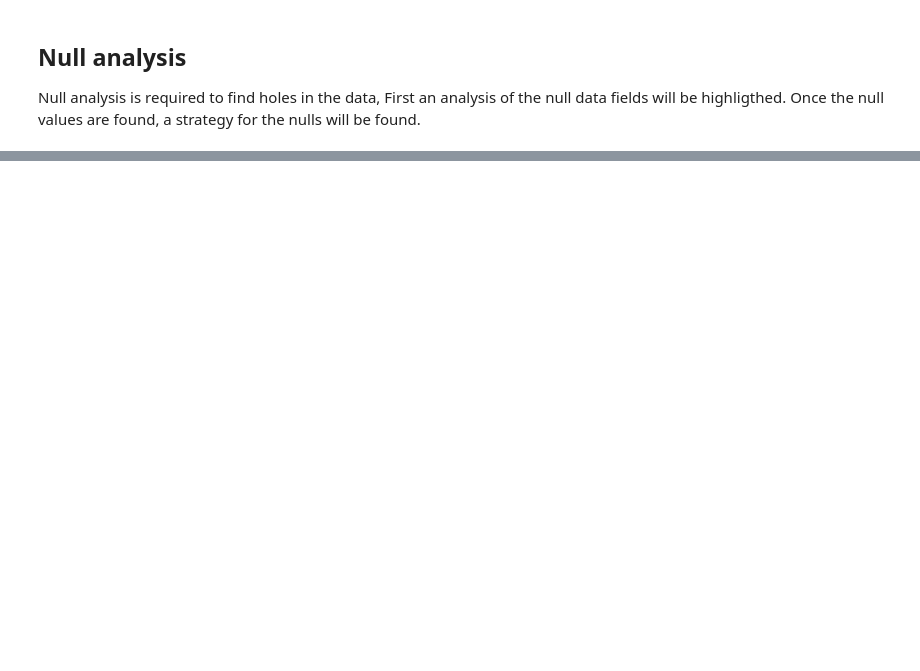
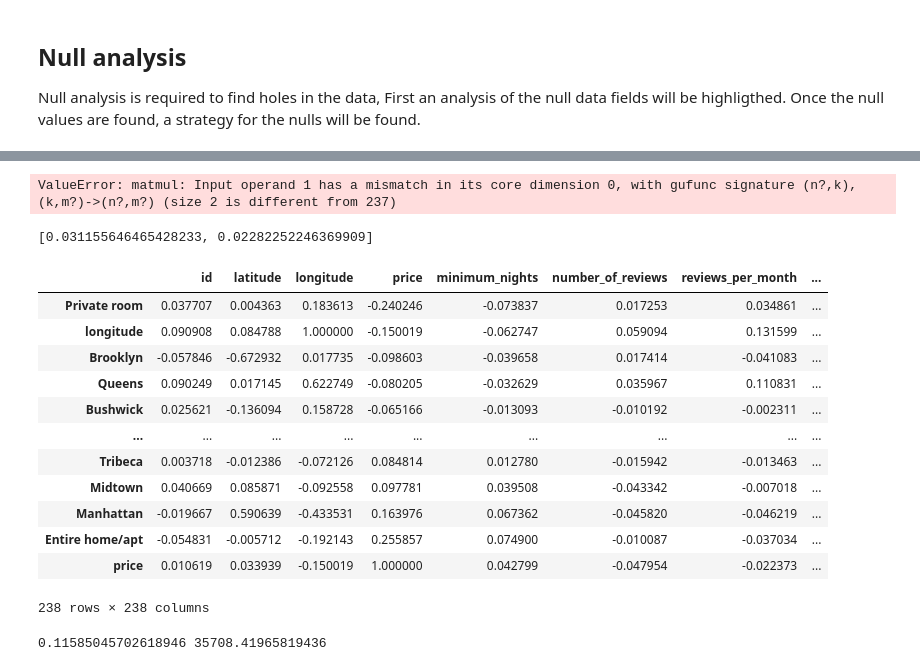
Before and after one commit to akniels/new_york_airbnb, a Jupyter notebook: Full_analysis.ipynb, the cells around one changed output, grey strips where cells are left out. Drawn from its saved outputs; the diff is of its cells as text; code cells hidden in the pictures; blank space fills up the shorter version.

```diff
--- a/Full_analysis.ipynb
+++ b/Full_analysis.ipynb
@@ -40,0 +140,71 @@ Null analysis is required to find holes in the data, First an analysis of the nu
+# %%
+y = df['price']
+x = df.drop(['price'], axis=1)
+
+x_trn, x_test, y_train, y_test = train_test_split(x,y,test_size=.3 , random_state=42)
+
+lm_model = LinearRegression(normalize=True)
+lm_model = lm_model.fit(x_train, y_train)
+y_test_pred = lm_model.predict(x_test)
+y_train_pred = lm_model.predict(x_train)
+
+r_score_test = r2_score(y_test, y_test_pred)
+r_score_train = r2_score(y_train, y_train_pred)
+
+print([r_score_test, r_score_train])
+# %% [output]
+ValueError: matmul: Input operand 1 has a mismatch in its core dimension 0, with gufunc signature (n?,k),(k,m?)->(n?,m?) (size 2 is different from 237)
+# %%
+y = df['price' ]
+x = df[['latitude', 'longitude']]
+
+x_train, x_test, y_train, y_test = train_test_split(x,y,test_size=.3 , random_state=42)
+
+lm_model = LinearRegression(normalize=True)
+lm_model = lm_model.fit(x_train, y_train)
+y_test_pred = lm_model.predict(x_test)
+y_train_pred = lm_model.predict(x_train)
+
+r_score_test = r2_score(y_test, y_test_pred)
+r_score_train = r2_score(y_train, y_train_pred)
+
+print([r_score_test, r_score_train])
+# %% [output]
+[0.031155646465428233, 0.02282252246369909]
+# %%
+corr_matrix = df.corr()
+# %%
+corr_matrix.sort_values(by=['price'])
+# %% [output]
+|  | id | latitude | longitude | price | minimum_nights | number_of_reviews | reviews_per_month | ... |
+| Private room | 0.037707 | 0.004363 | 0.183613 | -0.240246 | -0.073837 | 0.017253 | 0.034861 | ... |
+| longitude | 0.090908 | 0.084788 | 1.000000 | -0.150019 | -0.062747 | 0.059094 | 0.131599 | ... |
+| Brooklyn | -0.057846 | -0.672932 | 0.017735 | -0.098603 | -0.039658 | 0.017414 | -0.041083 | ... |
+| Queens | 0.090249 | 0.017145 | 0.622749 | -0.080205 | -0.032629 | 0.035967 | 0.110831 | ... |
+| Bushwick | 0.025621 | -0.136094 | 0.158728 | -0.065166 | -0.013093 | -0.010192 | -0.002311 | ... |
+| ... | ... | ... | ... | ... | ... | ... | ... | ... |
+| Tribeca | 0.003718 | -0.012386 | -0.072126 | 0.084814 | 0.012780 | -0.015942 | -0.013463 | ... |
+| Midtown | 0.040669 | 0.085871 | -0.092558 | 0.097781 | 0.039508 | -0.043342 | -0.007018 | ... |
+| Manhattan | -0.019667 | 0.590639 | -0.433531 | 0.163976 | 0.067362 | -0.045820 | -0.046219 | ... |
+| Entire home/apt | -0.054831 | -0.005712 | -0.192143 | 0.255857 | 0.074900 | -0.010087 | -0.037034 | ... |
+| price | 0.010619 | 0.033939 | -0.150019 | 1.000000 | 0.042799 | -0.047954 | -0.022373 | ... |
+238 rows × 238 columns
+# %%
+y = df['price' ]
+x = df[['longitude', 'Private room', 'Entire home/apt', 'Manhattan']]
+
+x_train, x_test, y_train, y_test = train_test_split(x,y,test_size=.3 , random_state=42)
+
+lm_model = LinearRegression(normalize=True)
+lm_model = lm_model.fit(x_train, y_train)
+y_test_pred = lm_model.predict(x_test)
+y_train_pred = lm_model.predict(x_train)
+
+r_score_test = r2_score(y_test, y_test_pred)
+MSE = mean_squared_error(y_test, y_test_pred)
+
+
+
+print(r_score_test, MSE)
+# %% [output]
+0.11585045702618946 35708.41965819436
```
Also changed, not shown: parts of 9 cells of this notebook.
